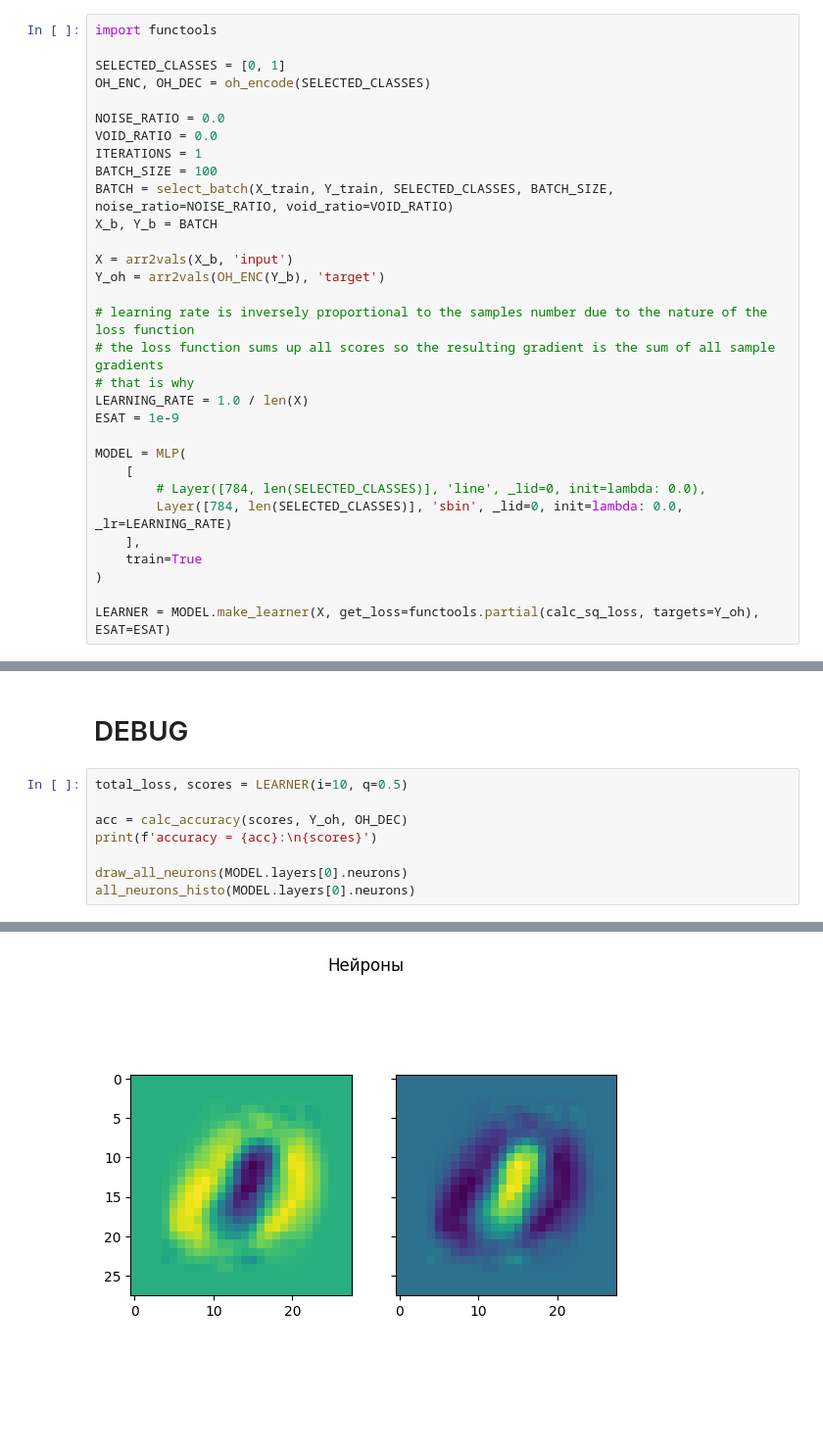
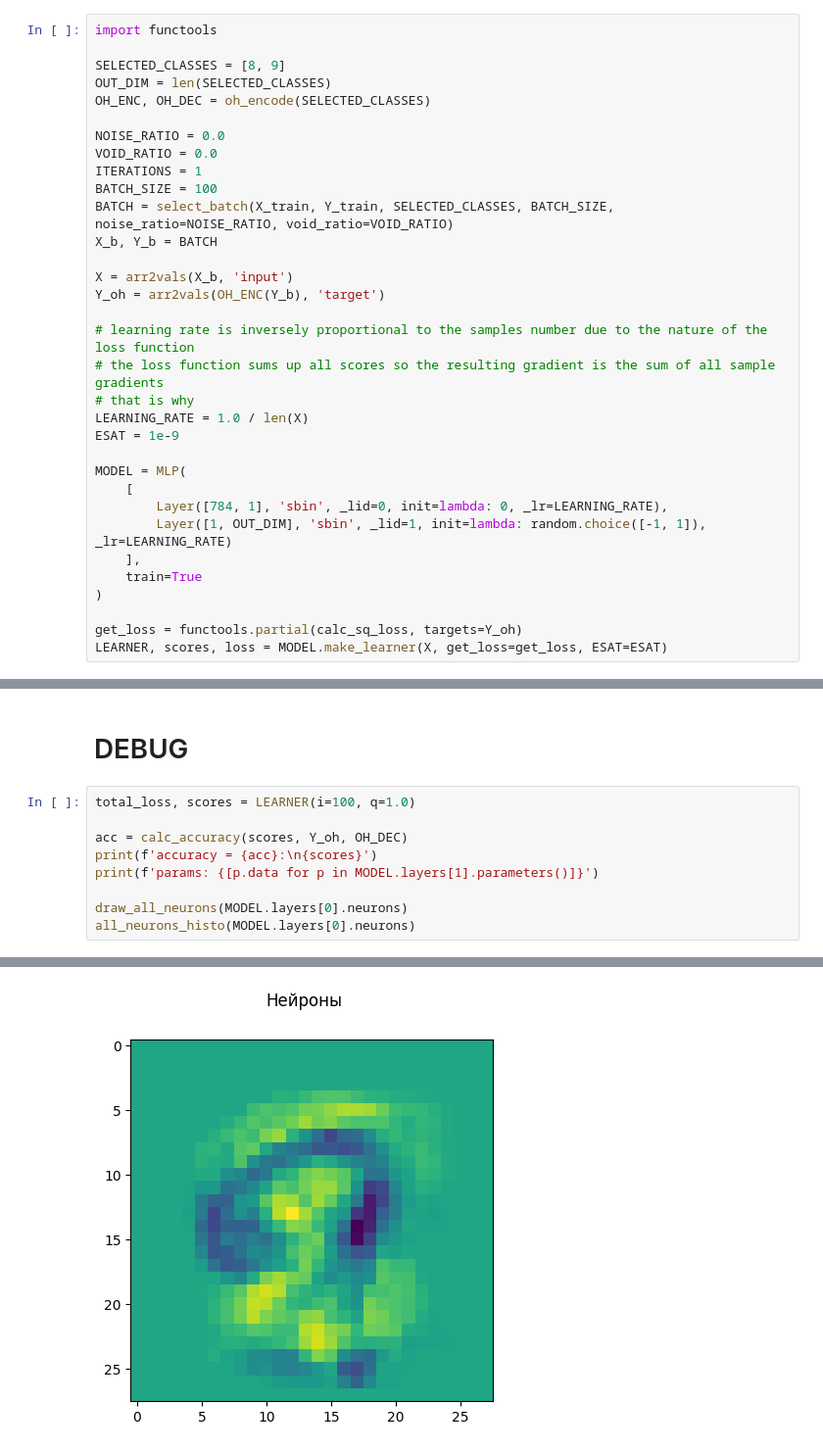
Before and after one commit to AndreyE/micrograd, a Jupyter notebook: mnist.ipynb, the cells around one changed output, grey strips where cells are left out. Shown at 98% size. Saved outputs shown, nothing was run; the diff lists cells and outputs as text; blank space fills up the shorter version.

```diff
--- a/mnist.ipynb
+++ b/mnist.ipynb
@@ -159,7 +159,8 @@ def all_neurons_histo(neurons, key=lambda p: p.data, bins=100):
 # %%
 import functools
 
-SELECTED_CLASSES = [0, 1]
+SELECTED_CLASSES = [8, 9]
+OUT_DIM = len(SELECTED_CLASSES)
 OH_ENC, OH_DEC = oh_encode(SELECTED_CLASSES)
 
 NOISE_RATIO = 0.0
@@ -180,13 +181,14 @@ ESAT = 1e-9
 
 MODEL = MLP(
     [
-        # Layer([784, len(SELECTED_CLASSES)], 'line', _lid=0, init=lambda: 0.0),
-        Layer([784, len(SELECTED_CLASSES)], 'sbin', _lid=0, init=lambda: 0.0, _lr=LEARNING_RATE)
+        Layer([784, 1], 'sbin', _lid=0, init=lambda: 0, _lr=LEARNING_RATE),
+        Layer([1, OUT_DIM], 'sbin', _lid=1, init=lambda: random.choice([-1, 1]), _lr=LEARNING_RATE)
     ],
     train=True
 )
 
-LEARNER = MODEL.make_learner(X, get_loss=functools.partial(calc_sq_loss, targets=Y_oh), ESAT=ESAT)
+get_loss = functools.partial(calc_sq_loss, targets=Y_oh)
+LEARNER, scores, loss = MODEL.make_learner(X, get_loss=get_loss, ESAT=ESAT)
 # %%
 total_loss, scores = LEARNER(i=1, q=1.0)
 
@@ -205,10 +207,11 @@ accuracy = 0.98:
 # %% [markdown]
 # DEBUG
 # %%
-total_loss, scores = LEARNER(i=10, q=0.5)
+total_loss, scores = LEARNER(i=100, q=1.0)
 
 acc = calc_accuracy(scores, Y_oh, OH_DEC)
 print(f'accuracy = {acc}:\n{scores}')
+print(f'params: {[p.data for p in MODEL.layers[1].parameters()]}')
 
 draw_all_neurons(MODEL.layers[0].neurons)
 all_neurons_histo(MODEL.layers[0].neurons)
@@ -229 +236 @@ accuracy = 1.0:
-[figure, old version]
+[figure, new version]
```
Also changed, not shown: parts of 6 cells of this notebook, 3 other files.
